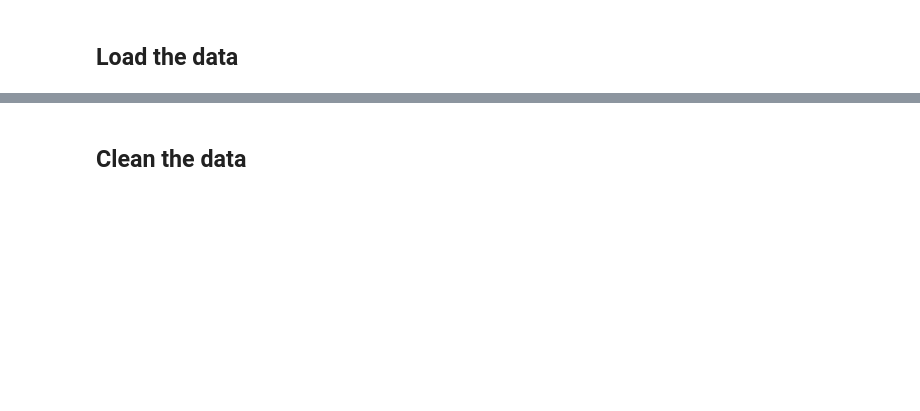
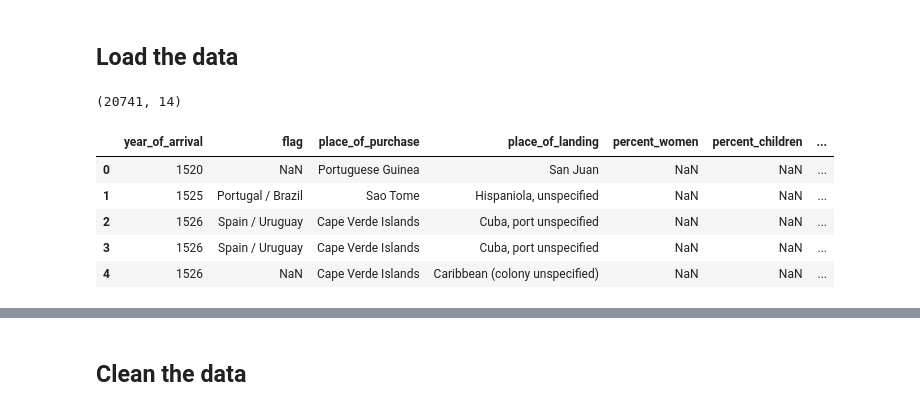
Before and after one commit to lswiggett/DH-Advanced-Technique1, a Jupyter notebook: notebooks/06_my_dashboard.ipynb, the cells around one changed output, grey strips where cells are left out. Drawn from its saved outputs; the diff is of its cells as text; code cells hidden in the pictures; blank space fills up the shorter version.

```diff
--- a/notebooks/06_my_dashboard.ipynb
+++ b/notebooks/06_my_dashboard.ipynb
@@ -16,4 +20,16 @@
 # %% [markdown]
 ## Load the data
 # %%
-# Load my dataset here
+import pandas as pd
+
+raw = pd.read_csv("../../Proctor-F26-Data-and-History/data/Trans-Atlantic-Slave-Trade_Americas.csv")
+print(raw.shape)   # (voyages, columns)
+raw.head()
+# %% [output]
+(20741, 14)
+|  | year_of_arrival | flag | place_of_purchase | place_of_landing | percent_women | percent_children | ... |
+| 0 | 1520 | NaN | Portuguese Guinea | San Juan | NaN | NaN | ... |
+| 1 | 1525 | Portugal / Brazil | Sao Tome | Hispaniola, unspecified | NaN | NaN | ... |
+| 2 | 1526 | Spain / Uruguay | Cape Verde Islands | Cuba, port unspecified | NaN | NaN | ... |
+| 3 | 1526 | Spain / Uruguay | Cape Verde Islands | Cuba, port unspecified | NaN | NaN | ... |
+| 4 | 1526 | NaN | Cape Verde Islands | Caribbean (colony unspecified) | NaN | NaN | ... |
```
Also changed, not shown: parts of 20 cells of this notebook, 8 other files.
